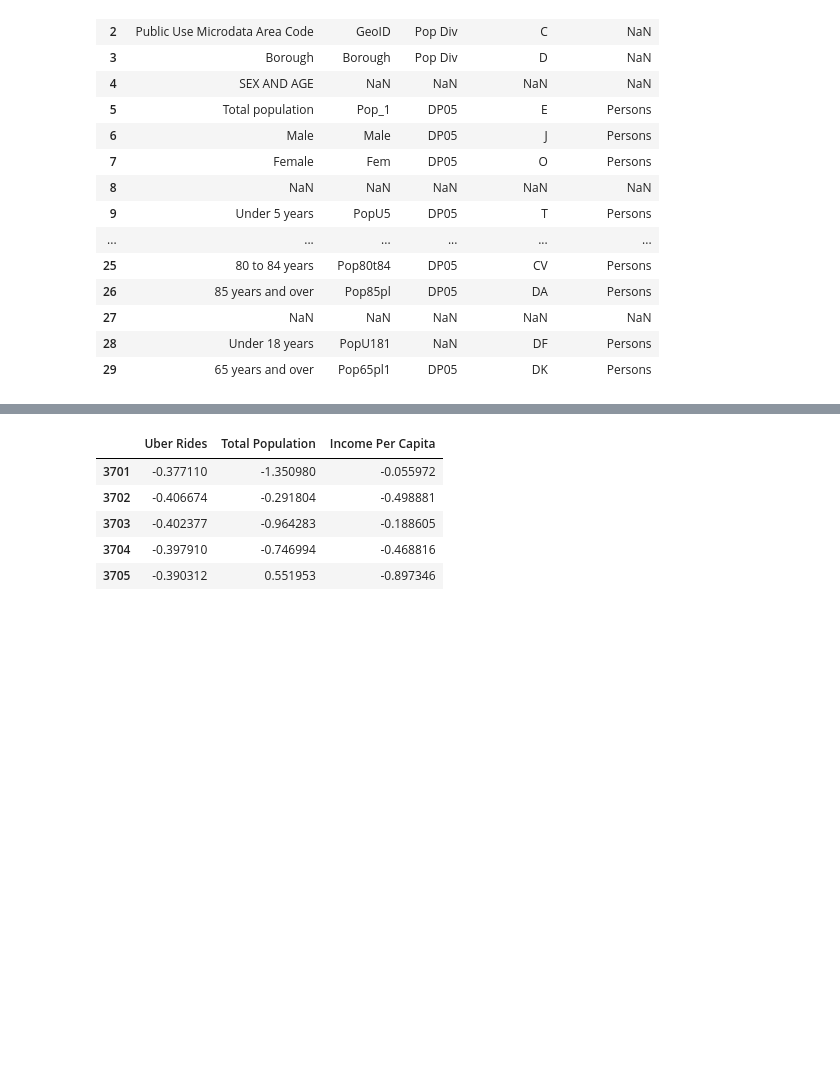
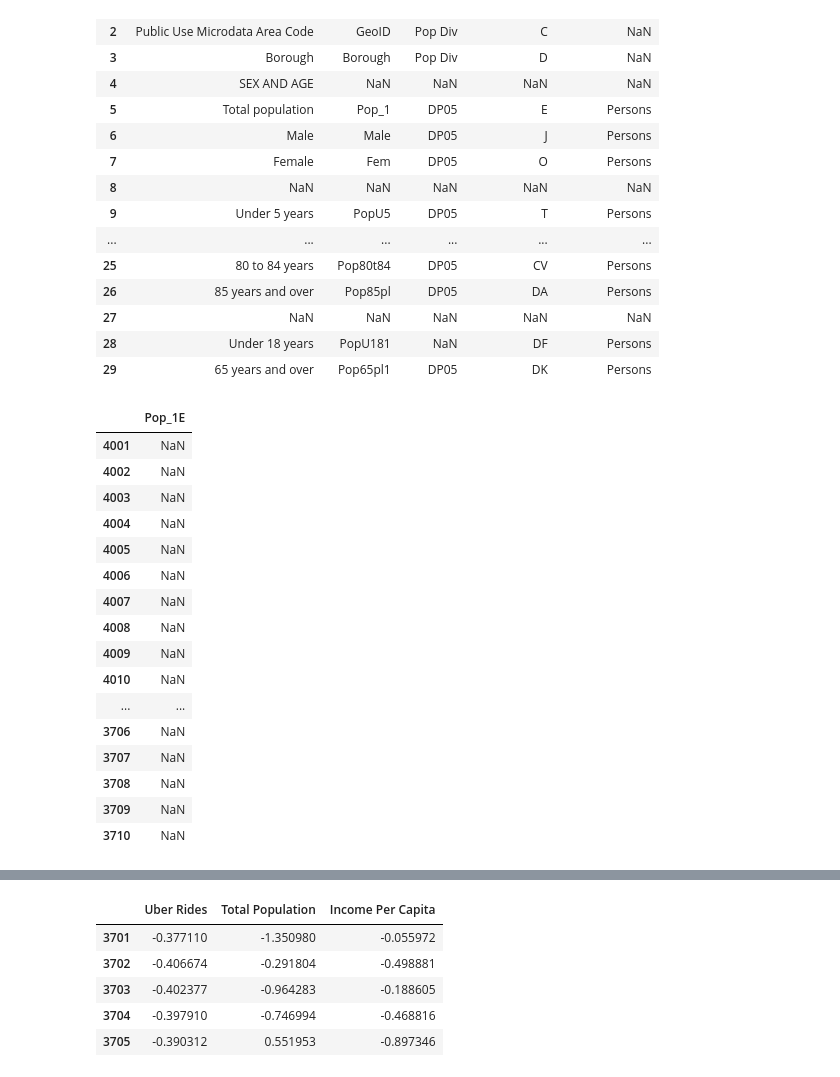
Before and after one commit to sunghoonyang/PUI2018_shy256, a Jupyter notebook: HW8_shy256/Assignment1_shy256.ipynb, the cells around one changed output, grey strips where cells are left out. Cells and saved outputs as stored; diff of their text form; code cells hidden in the pictures; blank space fills up the shorter version.

```diff
--- a/HW8_shy256/Assignment1_shy256.ipynb
+++ b/HW8_shy256/Assignment1_shy256.ipynb
@@ -651,5 +630,28 @@ _demo_d.head(30)
 | 27 | NaN | NaN | NaN | NaN | NaN |
 | 28 | Under 18 years | PopU181 | NaN | DF | Persons |
 | 29 | 65 years and over | Pop65pl1 | DP05 | DK | Persons |
+# %%
+_df2 = pd.DataFrame(_demo['Pop_1E'], index=[int(c) for c in _demo['GeoID']])
+# _df2.index = [int(c) for c in _demo['GeoID']]
+_df2
+# _df = _df.merge(_df2, how='left', left_index=True, right_index=True)
+# %% [output]
+|  | Pop_1E |
+| 4001 | NaN |
+| 4002 | NaN |
+| 4003 | NaN |
+| 4004 | NaN |
+| 4005 | NaN |
+| 4006 | NaN |
+| 4007 | NaN |
+| 4008 | NaN |
+| 4009 | NaN |
+| 4010 | NaN |
+| ... | ... |
+| 3706 | NaN |
+| 3707 | NaN |
+| 3708 | NaN |
+| 3709 | NaN |
+| 3710 | NaN |
 # %%
 _df = pd.DataFrame(RIDE_CNT_BY_PUMA.sum(axis=0).T, index=[int(c) for c in RIDE_CNT_BY_PUMA.columns])
```
Also changed, not shown: parts of 5 cells of this notebook, 3 other files.
